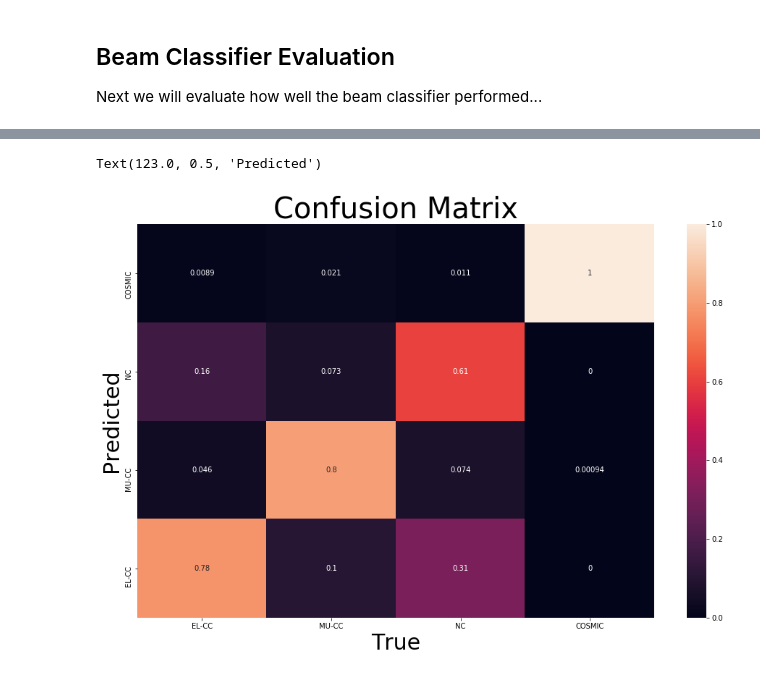
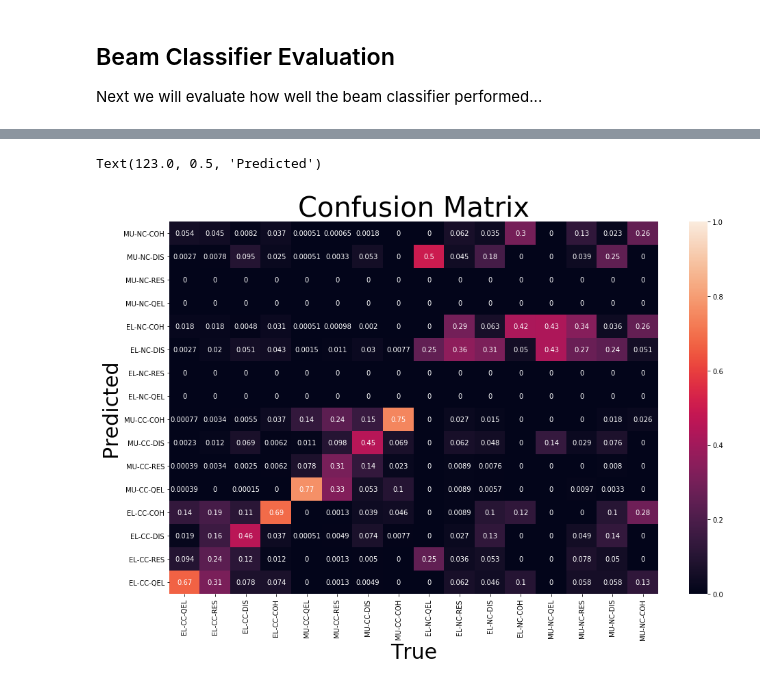
Before and after one commit to chipsneutrino/chips-net, a Jupyter notebook: evaluate.ipynb, the cells around one changed output, grey strips where cells are left out. Saved outputs shown, nothing was run; the diff lists cells and outputs as text; code cells hidden in the pictures.

Commit message:
feat: added full plots for all categories which are now saved to file for future comparison

```diff
--- a/evaluate.ipynb
+++ b/evaluate.ipynb
@@ -492,19 +674,16 @@ eff_c.Draw()
 # %%
 # Plot a confusion matrix for events that pass the cut
 def pred_classifier(event):
-    if event['cosmic_cut'] == True:
-        return 3
-    else:
-        combined_values = [event['nuel_score'], event['numu_score'], event['nc_score']]
-        return np.asarray(combined_values).argmax()
+    combined_values = [event['nuel_score'], event['numu_score'], event['nc_score']]
+    return np.asarray(combined_values).argmax()
 
-selection = evaluator.events[evaluator.events.base_cut == False]
+selection = evaluator.events[(evaluator.events.base_cut == False) & (evaluator.events.cosmic_cut == False)]
+selection = selection[selection.t_full_cat != 3]
 selection['pred_cat_combined'] = selection.apply(pred_classifier, axis=1)
 
-matrix_true = confusion_matrix(selection["t_full_cat"], selection["pred_cat_combined"], normalize='true')
-matrix_true_transpose = np.rot90(matrix_true, 1)
-true_cm = pd.DataFrame(matrix_true_transpose, index = ["COSMIC", "NC", "MU-CC", "EL-CC"], columns = ["EL-CC", "MU-CC", "NC", "COSMIC"])
+full_cat_labels = ["EL-CC", "MU-CC", "NC"]
+full_cat_labels_r = full_cat_labels[::-1]
 
-matrix_pred = confusion_matrix(selection["t_full_cat"], selection["pred_cat_combined"], normalize='pred')
-matrix_pred_transpose = np.rot90(matrix_pred, 1)
-pred_cm = pd.DataFrame(matrix_pred_transpose, index = ["COSMIC", "NC", "MU-CC", "EL-CC"], columns = ["EL-CC", "MU-CC", "NC", "COSMIC"])
+matrix_full_cat = confusion_matrix(selection["t_full_cat"], selection["pred_cat_combined"], normalize='true')
+matrix_full_cat = np.rot90(matrix_full_cat, 1)
+matrix_full_cat = pd.DataFrame(matrix_full_cat, index=full_cat_labels_r, columns=full_cat_labels)
@@ -511,9 +712,28 @@ pred_cm = pd.DataFrame(matrix_pred_transpose, index = ["COSMIC", "NC", "MU-CC",
+# %%
+def all_pred_classifier(event):
+    combined_values = [event['b_out_0'], event['b_out_1'], event['b_out_2'], event['b_out_3'],
+                       event['b_out_4'], event['b_out_5'], event['b_out_6'], event['b_out_7'],
+                       event['b_out_8'], event['b_out_9'], event['b_out_10'], event['b_out_11'],
+                       event['b_out_12'], event['b_out_13'], event['b_out_14'], event['b_out_15']]
+    return np.asarray(combined_values).argmax()
+
+selection['all_pred_cat_combined'] = selection.apply(all_pred_classifier, axis=1)
+
+cat_labels = ["EL-CC-QEL", "EL-CC-RES", "EL-CC-DIS", "EL-CC-COH",
+              "MU-CC-QEL", "MU-CC-RES", "MU-CC-DIS", "MU-CC-COH",
+              "EL-NC-QEL", "EL-NC-RES", "EL-NC-DIS", "EL-NC-COH",
+              "MU-NC-QEL", "MU-NC-RES", "MU-NC-DIS", "MU-NC-COH"]
+cat_labels_r = cat_labels[::-1]
+
+matrix_cat = confusion_matrix(selection["t_cat"], selection["all_pred_cat_combined"], normalize='true')
+matrix_cat = np.rot90(matrix_cat, 1)
+matrix_cat = pd.DataFrame(matrix_cat, index=cat_labels_r, columns=cat_labels)
 # %%
 plt.figure(figsize=(16,10))
-sns.heatmap(true_cm, annot=True, vmin=0.0, vmax=1.0)
+sns.heatmap(matrix_cat, annot=True, vmin=0.0, vmax=1.0)
 plt.title('Confusion Matrix', fontsize = 40) # title with fontsize 20
 plt.xlabel('True', fontsize = 30) # x-axis label with fontsize 15
 plt.ylabel('Predicted', fontsize = 30) # y-axis label with fontsize 15
 # %% [output]
 Text(123.0, 0.5, 'Predicted')
-[figure, old version]
+[figure, new version]
```
Also changed, not shown: parts of 32 cells of this notebook, 1 other file.
